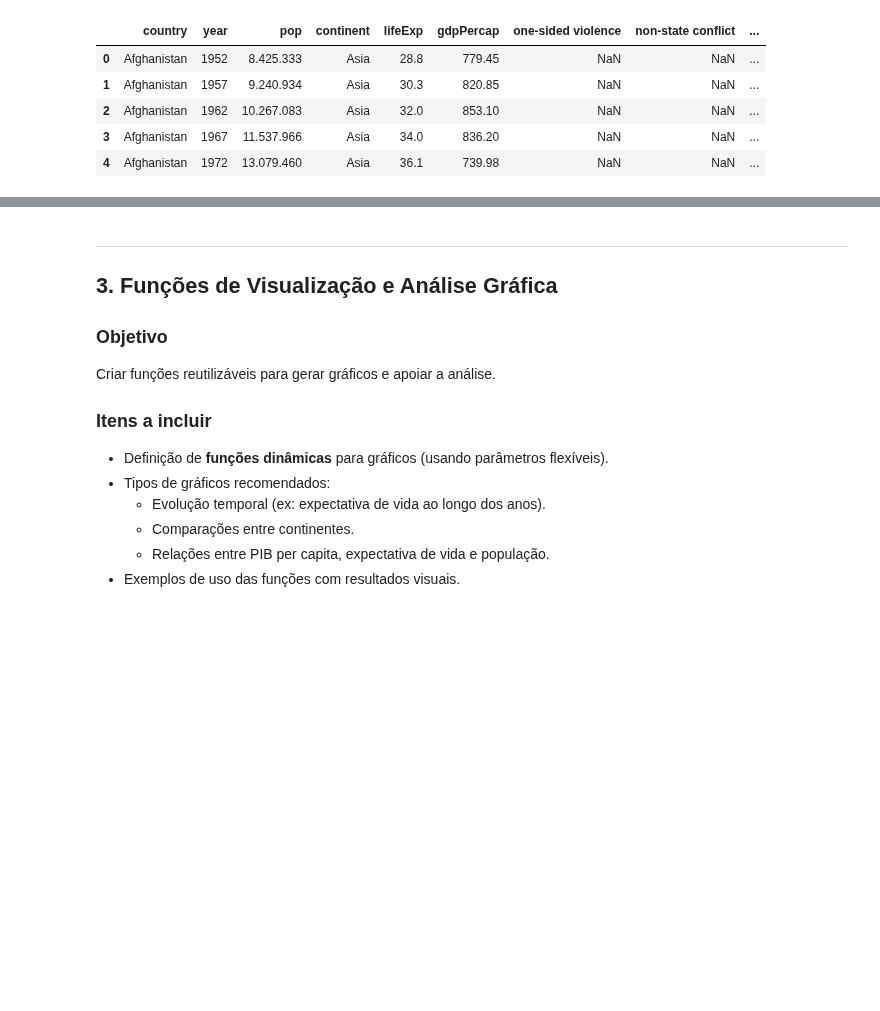
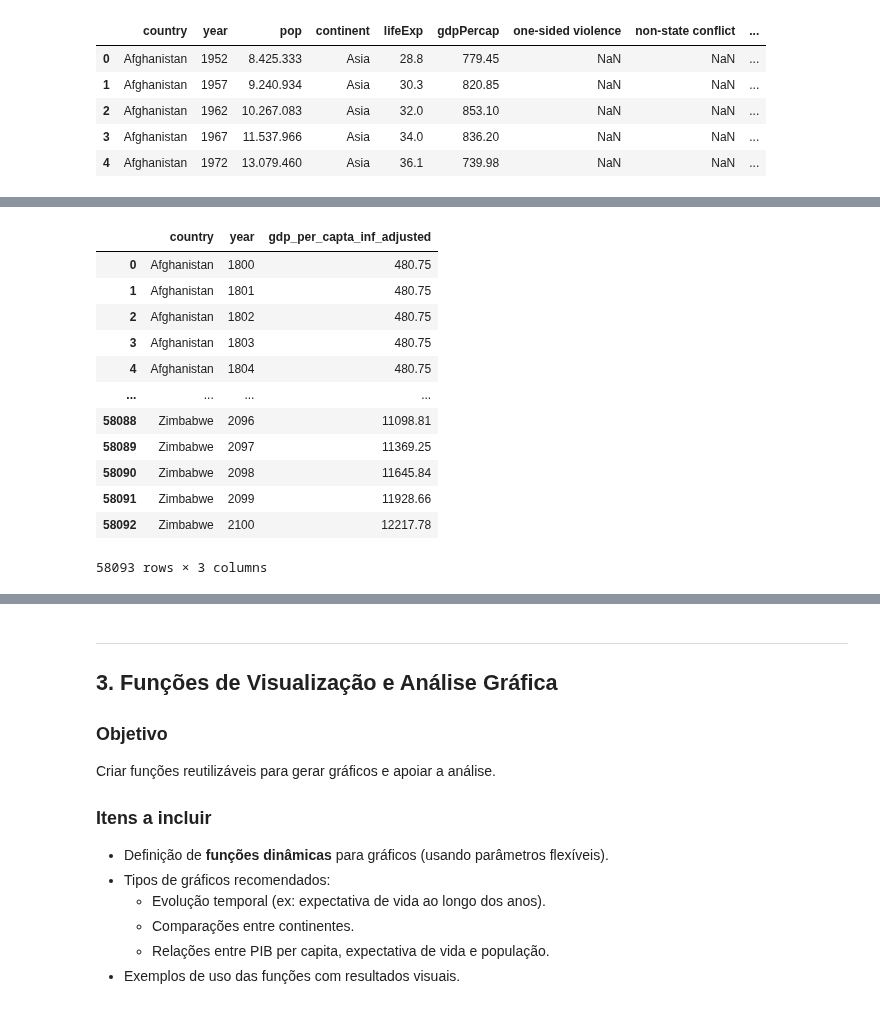
Before and after one commit to brunobgcardoso/avaliacao-python-ciencia-dados, a Jupyter notebook: src/Principal.ipynb, the cells around one changed output, grey strips where cells are left out. Cells and saved outputs as stored; diff of their text form; code cells hidden in the pictures; blank space fills up the shorter version.

```diff
--- a/src/Principal.ipynb
+++ b/src/Principal.ipynb
@@ -254,0 +294,18 @@ Dimensão: (1704, 11)
+# %%
+#Renomear as colunas pra manter o padrão
+rename_one_column(base_gdp_ajustado, old_name='name', new_name='country', inplace=True)
+rename_one_column(base_gdp_ajustado, old_name='value', new_name='gdp_per_capta_inf_adjusted', inplace=True)
+# %% [output]
+|  | country | year | gdp_per_capta_inf_adjusted |
+| 0 | Afghanistan | 1800 | 480.75 |
+| 1 | Afghanistan | 1801 | 480.75 |
+| 2 | Afghanistan | 1802 | 480.75 |
+| 3 | Afghanistan | 1803 | 480.75 |
+| 4 | Afghanistan | 1804 | 480.75 |
+| ... | ... | ... | ... |
+| 58088 | Zimbabwe | 2096 | 11098.81 |
+| 58089 | Zimbabwe | 2097 | 11369.25 |
+| 58090 | Zimbabwe | 2098 | 11645.84 |
+| 58091 | Zimbabwe | 2099 | 11928.66 |
+| 58092 | Zimbabwe | 2100 | 12217.78 |
+58093 rows × 3 columns
```
Also changed, not shown: parts of 5 cells of this notebook, 3 other files.
